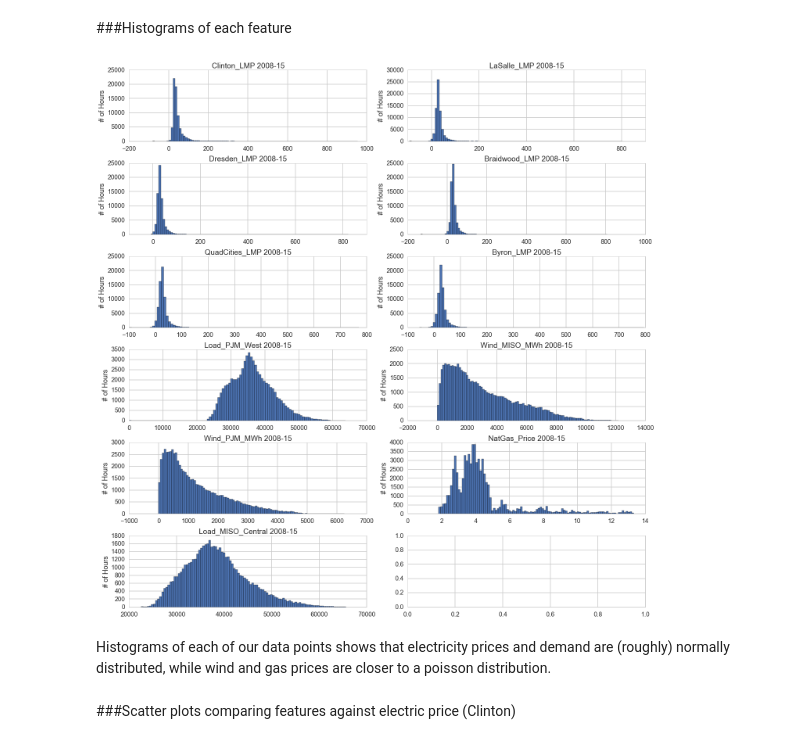
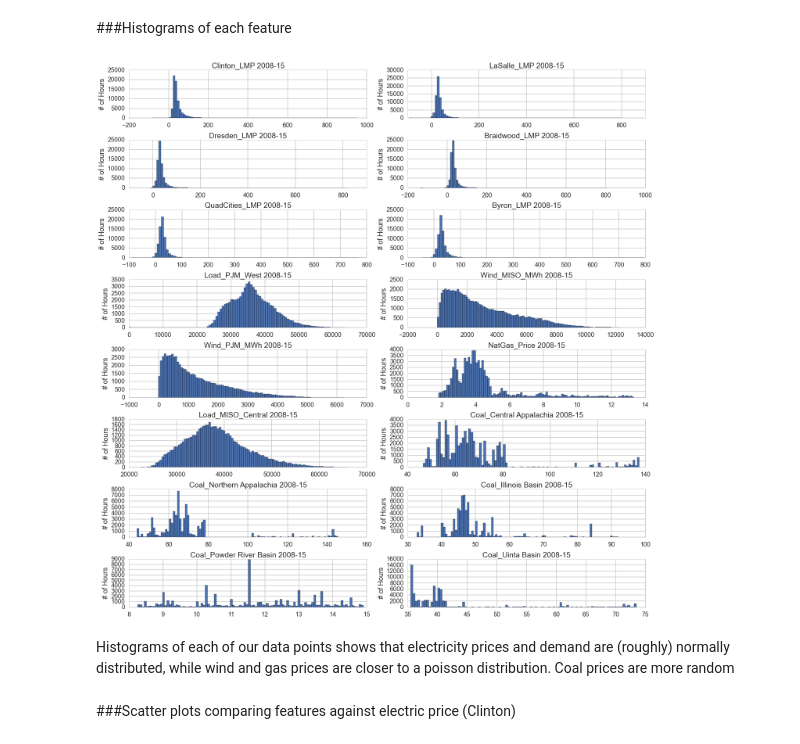
Before and after one commit to dannychua/Electricity-Price-Predictor, a Jupyter notebook: Process Book.ipynb, the cells around one changed output. Cells and saved outputs as stored; diff of their text form; code cells hidden in the pictures.

Commit message:
add coal and performed random forest classificaiton on full dataset

```diff
--- a/Process Book.ipynb
+++ b/Process Book.ipynb
@@ -248,3 +250,10 @@ Note that MISO demand data doesn't go back as far as the others (only to 2008-07
 ###Coal Prices
 # %% [markdown]
 note that they are mine-mouth, rather than delivered prices...which probably throws off the correlation
+# %%
+# Commodity Prices
+dfCommodity = pd.read_csv('data/commodityPrices.csv')
+dfCommodity['date'] = pd.to_datetime(dfCommodity['date'])
+dfCommodity = dfCommodity.set_index('date').sort_index()
+dfCommodity = dfCommodity.drop('NgPrice',1)
+dfCommodity.head()
@@ -250,0 +268,17 @@ note that they are mine-mouth, rather than delivered prices...which probably thr
+# %%
+headers = list(dfCommodity)
+idx1 = pd.date_range('5/6/2008', '11/01/2015', freq = 'D')
+
+for col in headers:
+    tempdf = pd.DataFrame(index=idx1)
+    tempdf[col] = dfCommodity[col]
+    tempdf = tempdf.interpolate(method='time')
+    for i in range(23):
+        tempdf[i] = tempdf[col]
+    tempdf = tempdf.stack()
+    idx2 = pd.date_range('5/6/2008', periods=len(tempdf), freq = 'H')
+    tempdf.index = idx2
+    fulldf['Coal_'+col] = tempdf
+    tempdf = None
+
+fulldf.tail()
@@ -254,6 +295,7 @@ note that they are mine-mouth, rather than delivered prices...which probably thr
 ###Longitudinal plot of prices at each reactor location
 # %%
 fig, axes = plt.subplots(nrows=3,ncols=2,figsize=(20,15),tight_layout=True,sharey=True)
+lmpdf = fulldf.iloc[:,0:6]
 headers = list(lmpdf)
 ax = axes.ravel()
 
@@ -266,18 +308,18 @@ for i in range(6):
 # %% [markdown]
 ###Histograms of each feature
 # %%
-fig, axes = plt.subplots(nrows=6,ncols=2,figsize=(20,20),tight_layout=True)
+fig, axes = plt.subplots(nrows=8,ncols=2,figsize=(20,20),tight_layout=True)
 headers = list(fulldf)
 ax = axes.ravel()
 
-for i in range(11):
+for i in range(16):
     fulldf.iloc[:,i].hist(bins=100, ax=ax[i])
     ax[i].set_title(headers[i] + ' 2008-15')
     ax[i].set_ylabel("# of Hours")
 # %% [output]
-[figure, old version]
+[figure, new version]
 # %% [markdown]
-Histograms of each of our data points shows that electricity prices and demand are (roughly) normally distributed, while wind and gas prices are closer to a poisson distribution.
+Histograms of each of our data points shows that electricity prices and demand are (roughly) normally distributed, while wind and gas prices are closer to a poisson distribution. Coal prices are more random
 # %% [markdown]
 ###Scatter plots comparing features against electric price (Clinton)
 # %%
```
Also changed, not shown: parts of 11 cells of this notebook.
